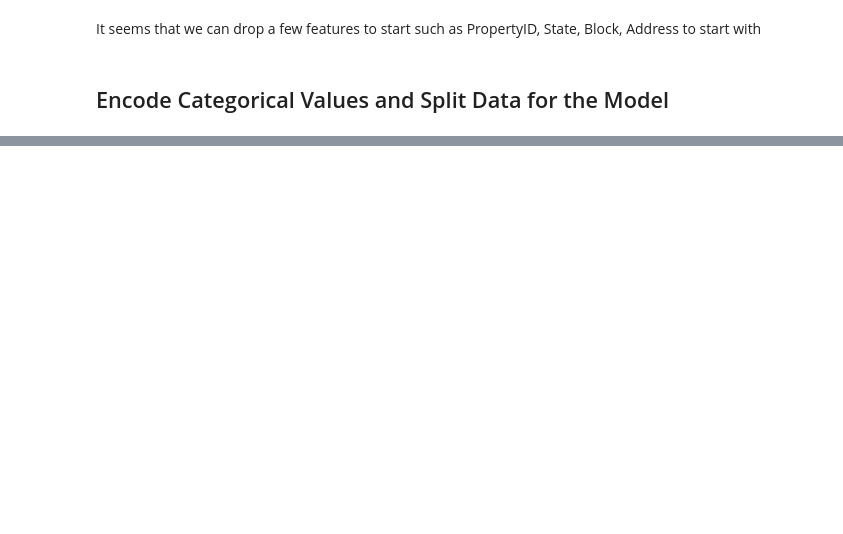
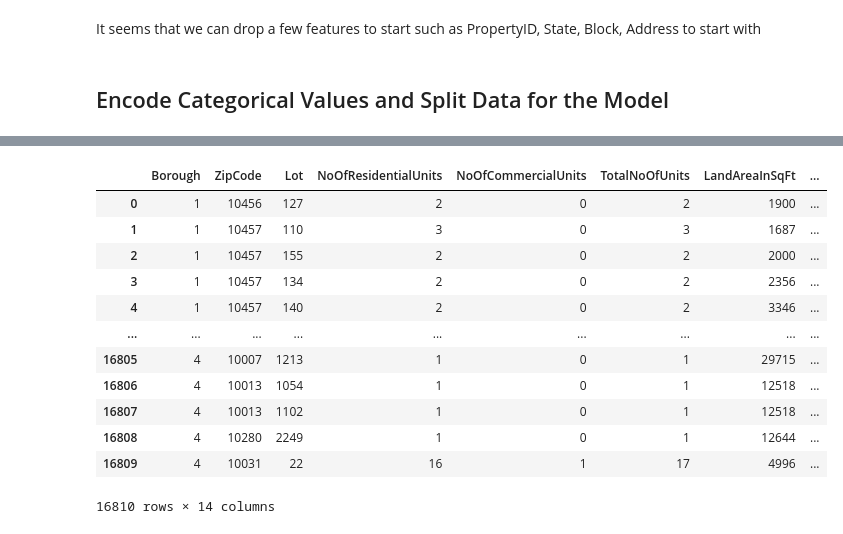
Before and after one commit to Marcos-Verdi/DA_Reg_propertyPrices, a Jupyter notebook: property_value_analysis.ipynb, the cells around one changed output, grey strips where cells are left out. Cells and saved outputs as stored; diff of their text form; code cells hidden in the pictures; blank space fills up the shorter version.

```diff
--- a/property_value_analysis.ipynb
+++ b/property_value_analysis.ipynb
@@ -344,7 +344,7 @@ corr['PropertyEvaluationvalue'].sort_values(ascending=False)[1:].plot(kind="bar"
 # %% [markdown]
 It seems that we can drop a few features to start such as PropertyID, State, Block, Address to start with
 # %%
-test1 = df.copy(deep=True)
+test1 = df.copy()
 # %%
 test1.drop(['PropertyID', 'State', 'Block', 'Address'], axis=1, inplace=True)
 # %% [markdown]
@@ -355,4 +351,0 @@ le = LabelEncoder()
-# %%
-for i in test1.columns:
-    if test1[i].dtype == 'object':
-        test1[i] = le.fit_transform(test1[i])
@@ -545,0 +361,23 @@ We actually lose predictability accuracy when dropping more features. Model 1 wi
+# %%
+cols_to_encode = ['Surroundings','BldgClassCategory','BldgClass_AtEvaluationTime']
+
+for col in cols_to_encode:
+    temp = pd.get_dummies(col,drop_first=True)
+    test1.drop(col,axis=1,inplace=True)
+    test1 = pd.concat([test1,temp],axis=1)
+# %%
+test1
+# %% [output]
+|  | Borough | ZipCode | Lot | NoOfResidentialUnits | NoOfCommercialUnits | TotalNoOfUnits | LandAreaInSqFt | ... |
+| 0 | 1 | 10456 | 127 | 2 | 0 | 2 | 1900 | ... |
+| 1 | 1 | 10457 | 110 | 3 | 0 | 3 | 1687 | ... |
+| 2 | 1 | 10457 | 155 | 2 | 0 | 2 | 2000 | ... |
+| 3 | 1 | 10457 | 134 | 2 | 0 | 2 | 2356 | ... |
+| 4 | 1 | 10457 | 140 | 2 | 0 | 2 | 3346 | ... |
+| ... | ... | ... | ... | ... | ... | ... | ... | ... |
+| 16805 | 4 | 10007 | 1213 | 1 | 0 | 1 | 29715 | ... |
+| 16806 | 4 | 10013 | 1054 | 1 | 0 | 1 | 12518 | ... |
+| 16807 | 4 | 10013 | 1102 | 1 | 0 | 1 | 12518 | ... |
+| 16808 | 4 | 10280 | 2249 | 1 | 0 | 1 | 12644 | ... |
+| 16809 | 4 | 10031 | 22 | 16 | 1 | 17 | 4996 | ... |
+16810 rows × 14 columns
```
Also changed, not shown: parts of 65 cells of this notebook.
